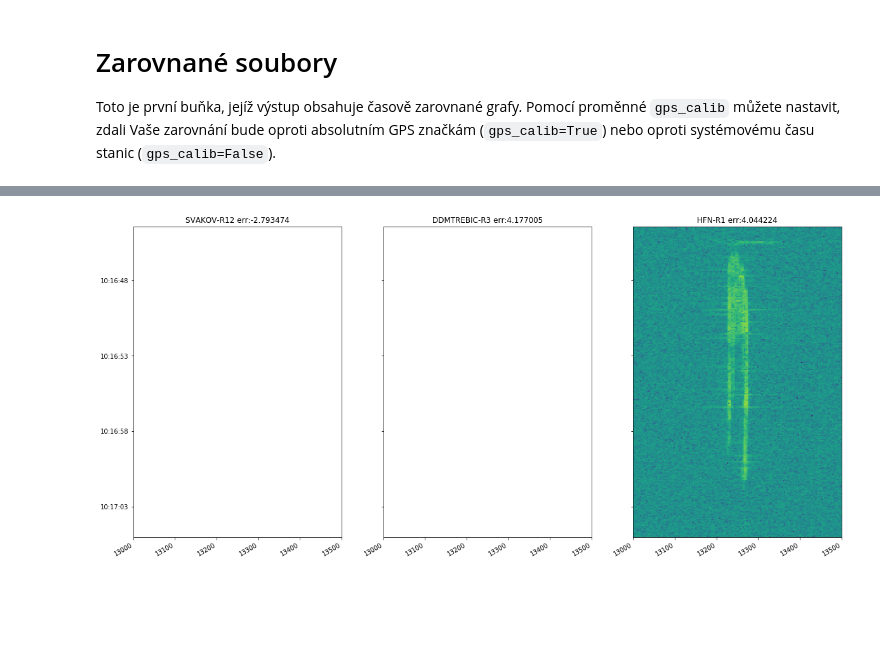
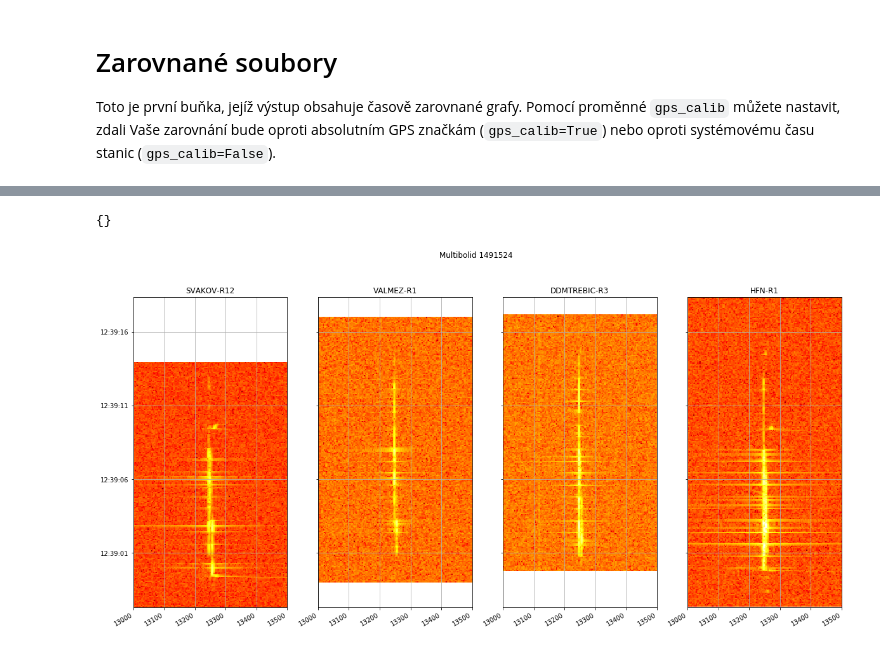
Before and after one commit to bolidozor/MeteorDataAnalyser, a Jupyter notebook: iPython/MLABvo/Get_multibolid_data.ipynb, the cells around one changed output, grey strips where cells are left out. Saved outputs shown, nothing was run; the diff lists cells and outputs as text; code cells hidden in the pictures; blank space fills up the shorter version.

Commit message:
new bolid

````diff
--- a/iPython/MLABvo/Get_multibolid_data.ipynb
+++ b/iPython/MLABvo/Get_multibolid_data.ipynb
@@ -20,5 +20,7 @@ import dateutil.parser
 # Inicializace bolidozoru
 
 Funkce ```Bolidozor.getMultibolid``` jako jediný parametr bere id skupiny, které lze zjistit například zde: http://rtbolidozor.astro.cz/multibolid/
+# %%
+multibolid_id = 1491524
 # %%
 bz = Bolidozor()
@@ -41,0 +47,4 @@ print(list(bolids.result[0].keys()))
+# %%
+for i, bolid in enumerate(bolids.result):
+    print(i+1,'z',len(bolids.result))
+    fits.open(bolid['url_file_raw'])
@@ -192,23 +232,34 @@ count = len(selected)
 fig, axis = plt.subplots(1, count, sharex=True, sharey=True, figsize=(20, 10))
 
 gps_calib = True
+minimal_time = None
+maximal_time = None
 
 for i, ax in enumerate(axis):
     bolid = bolids.result[selected[i]]
-    #print (i, bolid['time_calib']['cor_file_beg'])
+    print (i, bolid['time_calib']['cor_file_beg'])
     hdulist = fits.open(bolid['url_file_raw'])
     met_data = np.abs(np.ravel(hdulist[0].data))
 
+    T_offset = 10*time_offset.get(selected[i], 0)
+
     if gps_calib:
-        min_date = bolid['time_calib']['cor_file_beg'].replace(tzinfo=datetime.timezone.utc).timestamp()
-        max_date = bolid['time_calib']['cor_file_end'].replace(tzinfo=datetime.timezone.utc).timestamp()
+        min_date = bolid['time_calib']['cor_file_beg'].replace(tzinfo=datetime.timezone.utc).timestamp()+T_offset
+        max_date = bolid['time_calib']['cor_file_end'].replace(tzinfo=datetime.timezone.utc).timestamp()+T_offset
     else:
-        min_date = bolid['time_calib']['sys_file_beg'].replace(tzinfo=datetime.timezone.utc).timestamp()
-        max_date = bolid['time_calib']['sys_file_end'].replace(tzinfo=datetime.timezone.utc).timestamp()
-    array = np.arange(min_date, max_date, (max_date-min_date)/len(met_data))
+        min_date = bolid['time_calib']['sys_file_beg'].replace(tzinfo=datetime.timezone.utc).timestamp()+T_offset
+        max_date = bolid['time_calib']['sys_file_end'].replace(tzinfo=datetime.timezone.utc).timestamp()+T_offset
+    array = np.arange(min_date, max_date, (max_date-min_date)/(len(met_data)))
 
-    ax.set_title(bolid['namesimple'])
+    if not minimal_time: minimal_time = min_date
+    if not maximal_time: maximal_time = max_date
+    if min_date < minimal_time: minimal_time = min_date
+    if max_date > maximal_time: maximal_time = max_date
+
+    ax.set_title(bolid['namesimple'] + " (" + str(selected[i])+")")
     ax.plot(met_data, array)
+    ax.grid(True)
 
 fig.subplots_adjust(hspace=0)
+print(minimal_time, maximal_time)
 # %% [output]
@@ -222,30 +278,40 @@ def waterfall(signal, sample_rate=None, bins = 4096 ):
 # %%
 %matplotlib inline
 #%matplotlib notebook
 count = len(selected)
 fig, axis = plt.subplots(1, count, sharex=True, sharey=True, figsize=(20, 10))
 
+print(time_offset)
+fig.suptitle("Multibolid %s" %(multibolid_id))
+fig.subplots_adjust(hspace=0)
+plt.set_cmap('hot')
 for i, ax in enumerate(axis):
     bolid = bolids.result[selected[i]]
     hdu = fits.open(bolid['url_file_raw'])[0]
     flat_data = np.ravel(hdu.data)
 
-    d1 = bolid['time_calib']['cor_file_beg']
+    T_offset = datetime.timedelta(seconds = 10*time_offset.get(selected[i], 0))
+    #print(i, selected[i], bolid['time_calib']['cor_file_beg'], bolid['time_calib']['cor_file_beg']+T_offset, T_offset)
+    d1 = bolid['time_calib']['cor_file_beg']+T_offset
     fds1 = dates.date2num(d1) # converted
     d2 = d1 + datetime.timedelta(seconds=hdu.header['NAXIS2']/48000.0/2)
     fds2 = dates.date2num(d2)
 
     arr = waterfall(flat_data[0::2] + 1j * flat_data[1::2], 48000, bins = 4096*4)
     ax.imshow(arr,  interpolation='none', aspect='auto',  extent=[-24000, 24000, fds2, fds1])
+    ax.grid(True)
 
     ax.set_xlim(13000,13500)
     ax.yaxis_date()
     date_format = md.DateFormatter('%H:%M:%S')
     ax.yaxis.set_major_formatter(date_format)
     fig.autofmt_xdate()
+    ax.set_ylim( datetime.datetime.utcfromtimestamp(minimal_time), datetime.datetime.utcfromtimestamp(maximal_time))
 
     offset = abs(bolid['time_calib']['cor_error']).microseconds/1000000 + abs(bolid['time_calib']['cor_error']).seconds
     if bolid['time_calib']['cor_error'] < datetime.timedelta(seconds=0): offset = -offset
-    ax.set_title(bolid['namesimple']+ " err:"+str(offset))
+    #ax.set_title(bolid['namesimple']+ " err:"+str(offset))
+    ax.set_title(bolid['namesimple'])
 # %% [output]
+{}
-[figure, old version]
+[figure, new version]
````
Also changed, not shown: parts of 10 cells of this notebook, 3 other files.
